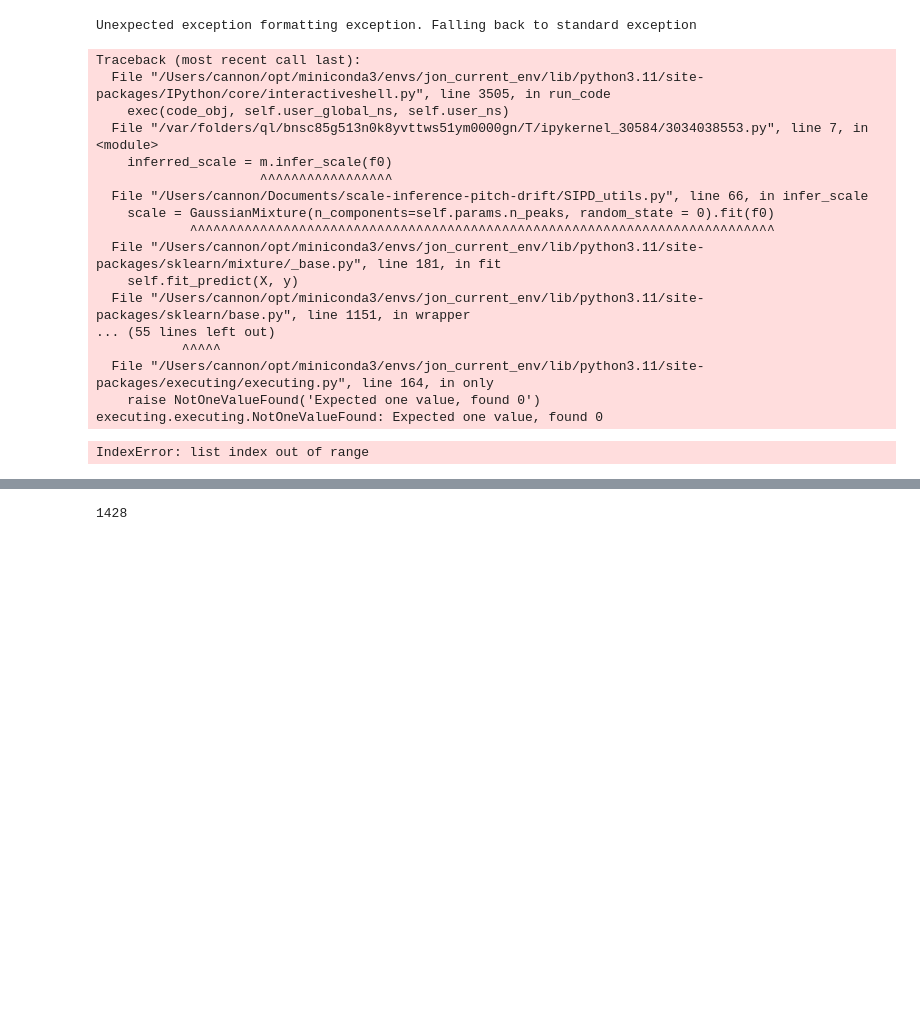
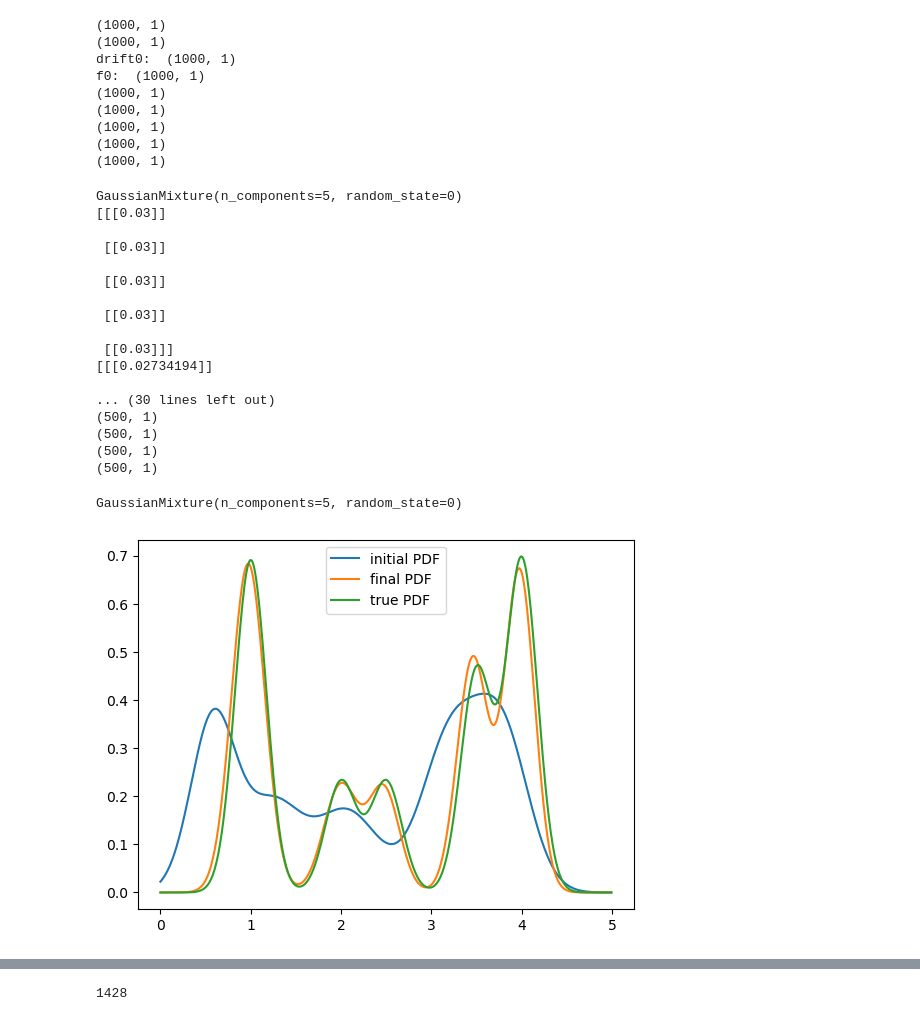
Before and after one commit to TRIMBAlab/scale-inference-pitch-drift, a Jupyter notebook: SIPD_script.ipynb, the cells around one changed output, grey strips where cells are left out. Drawn from its saved outputs; the diff is of its cells as text; code cells hidden in the pictures; blank space fills up the shorter version.

Commit message:
Finally works, plus reasonable result on actual sample

```diff
--- a/SIPD_script.ipynb
+++ b/SIPD_script.ipynb
@@ -33,8 +41,8 @@ plt.plot(drift)
 # %%
 p=SIPD_utils.SIPDParams()
 p.n_peaks = 5
-p.n_reps = 4
-p.drift_rate = .006
+p.n_reps =4
+p.drift_rate = .002
 m = SIPD_utils.SIPD(p)
 
 inferred_scale = m.infer_scale(f0)
@@ -44,48 +52,59 @@ inferred_scale.means_
 inferred_drift = m.infer_drift(f0, inferred_scale)
 
 #plt.plot(inferred_drift)
-
+print(np.shape(f0))
 m.run(f0)
 #plt.plot(drift)
 # %% [output]
-Unexpected exception formatting exception. Falling back to standard exception
+(1000, 1)
+(1000, 1)
+drift0:  (1000, 1)
+f0:  (1000, 1)
+(1000, 1)
+(1000, 1)
+(1000, 1)
+(1000, 1)
+(1000, 1)
-Traceback (most recent call last):
-  File "/Users/cannon/opt/miniconda3/envs/jon_current_env/lib/python3.11/site-packages/IPython/core/interactiveshell.py", line 3505, in run_code
-    exec(code_obj, self.user_global_ns, self.user_ns)
-  File "/var/folders/ql/bnsc85g513n0k8yvttws51ym0000gn/T/ipykernel_30584/3034038553.py", line 7, in <module>
-    inferred_scale = m.infer_scale(f0)
-                     ^^^^^^^^^^^^^^^^^
-  File "/Users/cannon/Documents/scale-inference-pitch-drift/SIPD_utils.py", line 66, in infer_scale
-    scale = GaussianMixture(n_components=self.params.n_peaks, random_state = 0).fit(f0)
-            ^^^^^^^^^^^^^^^^^^^^^^^^^^^^^^^^^^^^^^^^^^^^^^^^^^^^^^^^^^^^^^^^^^^^^^^^^^^
-  File "/Users/cannon/opt/miniconda3/envs/jon_current_env/lib/python3.11/site-packages/sklearn/mixture/_base.py", line 181, in fit
-    self.fit_predict(X, y)
-  File "/Users/cannon/opt/miniconda3/envs/jon_current_env/lib/python3.11/site-packages/sklearn/base.py", line 1151, in wrapper
-... (55 lines left out)
-           ^^^^^
-  File "/Users/cannon/opt/miniconda3/envs/jon_current_env/lib/python3.11/site-packages/executing/executing.py", line 164, in only
-    raise NotOneValueFound('Expected one value, found 0')
-executing.executing.NotOneValueFound: Expected one value, found 0
 # %%
-print(m.all_scales[0].covariances_)
+print(m.all_scales[0])
 
 print(scale.covariances_)
 print(m.all_scales[-1].covariances_)
 
 print(np.sort(m.all_scales[0].means_))
 print(np.sort(m.all_scales[1].means_))
 print(np.sort(m.all_scales[-1].means_))
 
-xlist = np.arange(0, 6, .01)
+
 pdf_0 = SIPD_utils.get_pdf(m.all_scales[0], xlist.reshape(-1, 1))
 pdf_end = SIPD_utils.get_pdf(m.all_scales[-1], xlist.reshape(-1, 1))
 
 plt.plot(xlist, pdf_0 )
 plt.plot(xlist, pdf_end )
+plt.plot(xlist, true_pdf )
+plt.legend(['initial PDF', 'final PDF', 'true PDF'])
 
-plt.plot(xlist, true_pdf )
-np.shape(true_pdf)
+
+m.all_scales[0]
 # %% [output]
-IndexError: list index out of range
+GaussianMixture(n_components=5, random_state=0)
+[[[0.03]]
+
+ [[0.03]]
+
+ [[0.03]]
+
+ [[0.03]]
+
+ [[0.03]]]
+[[[0.02734194]]
+
+... (30 lines left out)
+(500, 1)
+(500, 1)
+(500, 1)
+(500, 1)
+GaussianMixture(n_components=5, random_state=0)
+[figure, added]
 # %%
 
```
Also changed, not shown: parts of 5 cells of this notebook, 1 other file.
